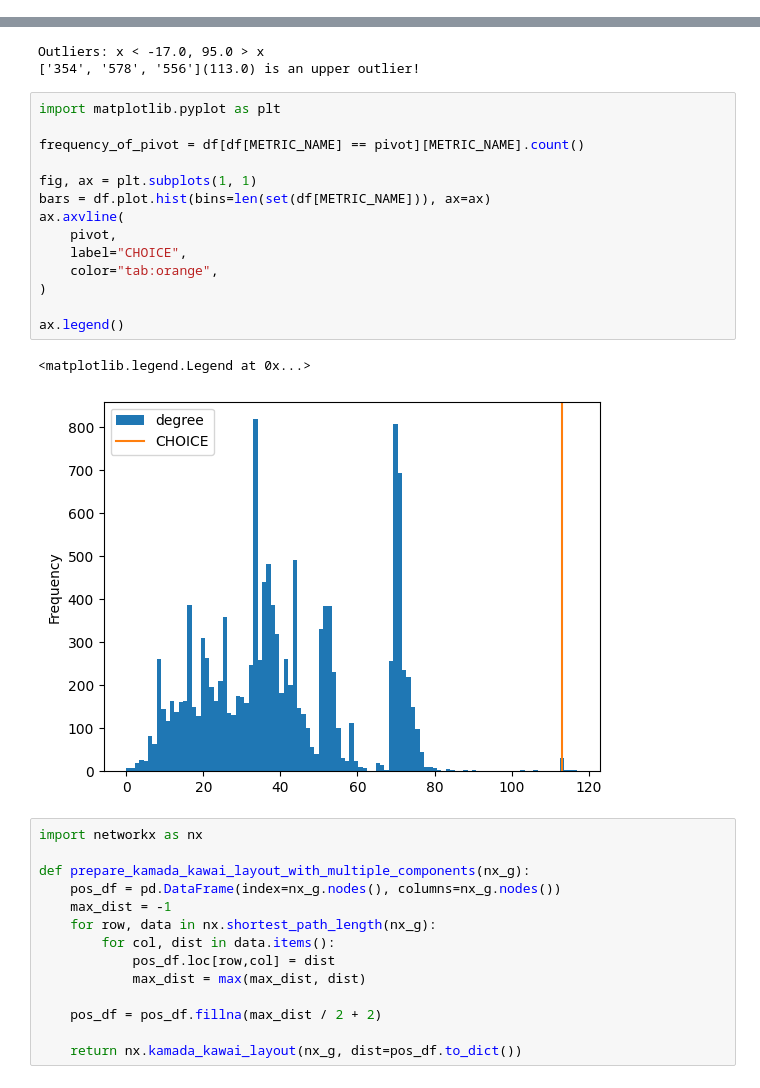
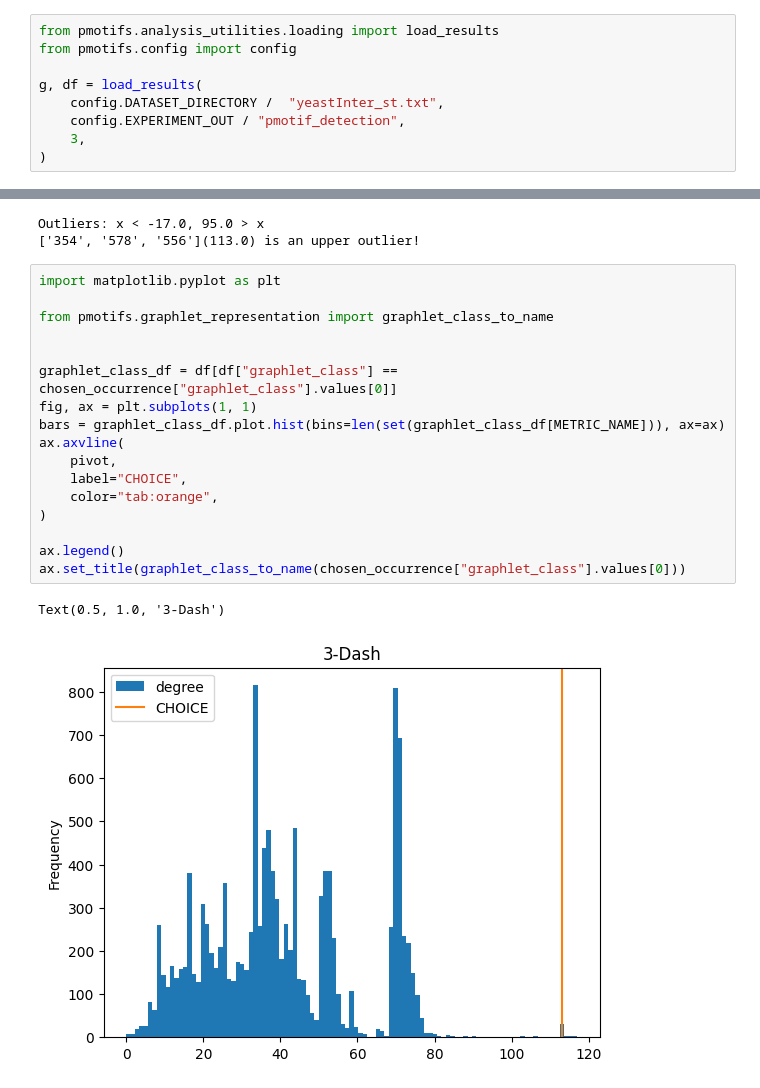
Before and after one commit to DILiS-lab/pmotif_lib, a Jupyter notebook: notebooks/Interfaces/Local Scope 3 - Is a graphlet occurrence more prevalent than others?.ipynb, the cells around one changed output, grey strips where cells are left out. Cells and saved outputs as stored; diff of their text form.

```diff
--- a/notebooks/Interfaces/Local Scope 3 - Is a graphlet occurrence more prevalent than others?.ipynb
+++ b/notebooks/Interfaces/Local Scope 3 - Is a graphlet occurrence more prevalent than others?.ipynb
@@ -47,3 +1,12 @@ df.head()
+# %%
+from pmotifs.analysis_utilities.loading import load_results
+from pmotifs.config import config
+
+g, df = load_results(
+    config.DATASET_DIRECTORY /  "yeastInter_st.txt",
+    config.EXPERIMENT_OUT / "pmotif_detection",
+    3,
+)
 # %%
 graphlet_classes = set(df["graphlet_class"])
 graphlet_classes
@@ -117,34 +80,23 @@ Outliers: x < -17.0, 95.0 > x
 # %%
 import matplotlib.pyplot as plt
 
-frequency_of_pivot = df[df[METRIC_NAME] == pivot][METRIC_NAME].count()
+from pmotifs.graphlet_representation import graphlet_class_to_name
 
+
+graphlet_class_df = df[df["graphlet_class"] == chosen_occurrence["graphlet_class"].values[0]]
 fig, ax = plt.subplots(1, 1)
-bars = df.plot.hist(bins=len(set(df[METRIC_NAME])), ax=ax)
+bars = graphlet_class_df.plot.hist(bins=len(set(graphlet_class_df[METRIC_NAME])), ax=ax)
 ax.axvline(
     pivot,
     label="CHOICE",
     color="tab:orange",
 )
 
 ax.legend()
+ax.set_title(graphlet_class_to_name(chosen_occurrence["graphlet_class"].values[0]))
 # %% [output]
-<matplotlib.legend.Legend at 0x...>
+Text(0.5, 1.0, '3-Dash')
-[figure, old version]
+[figure, new version]
-# %%
-import networkx as nx
-
-def prepare_kamada_kawai_layout_with_multiple_components(nx_g):
-    pos_df = pd.DataFrame(index=nx_g.nodes(), columns=nx_g.nodes())
-    max_dist = -1
-    for row, data in nx.shortest_path_length(nx_g):
-        for col, dist in data.items():
-            pos_df.loc[row,col] = dist
-            max_dist = max(max_dist, dist)
-
-    pos_df = pos_df.fillna(max_dist / 2 + 2)
-
-    return nx.kamada_kawai_layout(nx_g, dist=pos_df.to_dict())
 # %%
 """Prepare Graph Plotting"""
 import networkx as nx
```
Also changed, not shown: parts of 14 cells of this notebook, 7 other files.
